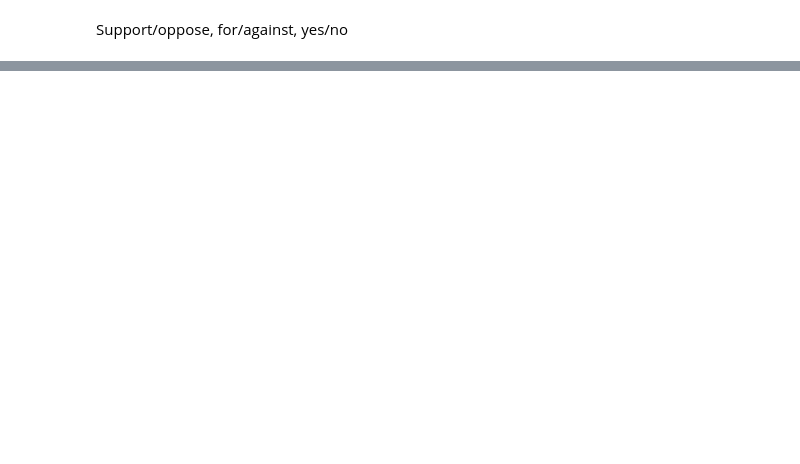
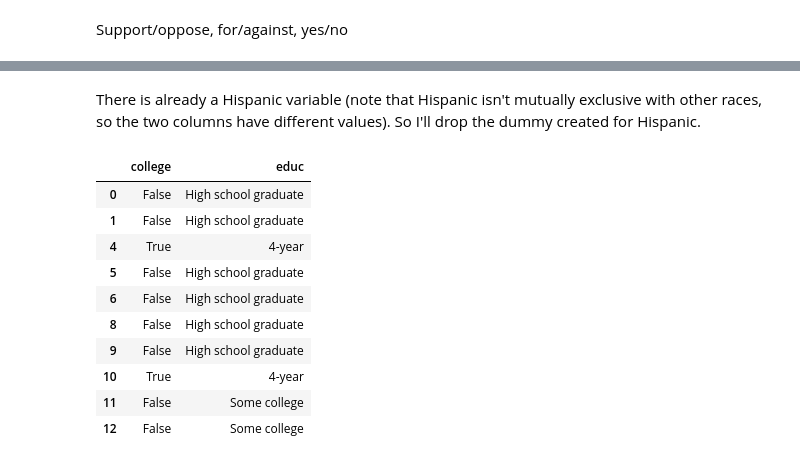
Before and after one commit to joshyou/springboard, a Jupyter notebook: Project 2/Capstone 2 wrangling.ipynb, the cells around one changed output, grey strips where cells are left out. Saved outputs shown, nothing was run; the diff lists cells and outputs as text; code cells hidden in the pictures; blank space fills up the shorter version.

Commit message:
updated wrangling - created dummy variables

```diff
--- a/Project 2/Capstone 2 wrangling.ipynb
+++ b/Project 2/Capstone 2 wrangling.ipynb
@@ -680,3 +678,6 @@ df = df.replace({'Female': 0, 'Male' : 1})
+# %%
+df = df.replace({'Female': 0, 'Male' : 1})
+df = df.replace({"No, didn\'t vote in a primary or caucus": 0, 'Yes, voted in a primary or caucus': 1})
 # %%
 for col in df.columns:
     print (col, df[col].unique())
@@ -735,0 +764,4 @@ df.drop(['milstat_1', 'milstat_2', 'milstat_3', 'milstat_4'], axis = 1, inplace
+# %%
+df = df.merge(pd.get_dummies(df['race'], prefix = 'race'), left_index = True, right_index = True)
+# %% [markdown]
+There is already a Hispanic variable (note that Hispanic isn't mutually exclusive with other races, so the two columns have different values). So I'll drop the dummy created for Hispanic.
@@ -735,0 +770,15 @@ df.drop(['milstat_1', 'milstat_2', 'milstat_3', 'milstat_4'], axis = 1, inplace
+# %%
+df['college'] = (df['educ'] == '4-year') | (df['educ'] == 'Post-grad').astype(int)
+df[['college', 'educ']].head(10)
+# %% [output]
+|  | college | educ |
+| 0 | False | High school graduate |
+| 1 | False | High school graduate |
+| 4 | True | 4-year |
+| 5 | False | High school graduate |
+| 6 | False | High school graduate |
+| 8 | False | High school graduate |
+| 9 | False | High school graduate |
+| 10 | True | 4-year |
+| 11 | False | Some college |
+| 12 | False | Some college |
```
Also changed, not shown: parts of 25 cells of this notebook, 2 other files.
